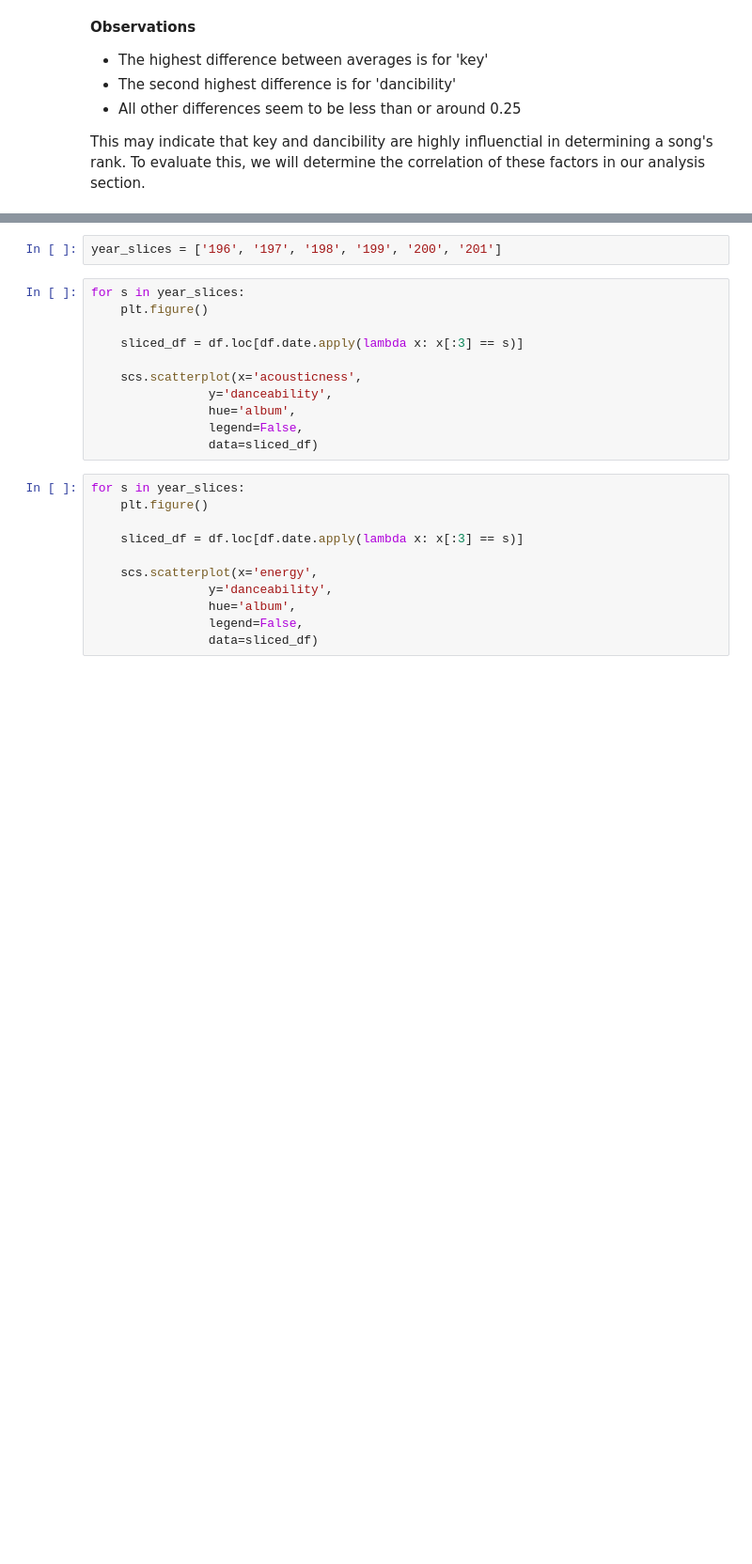
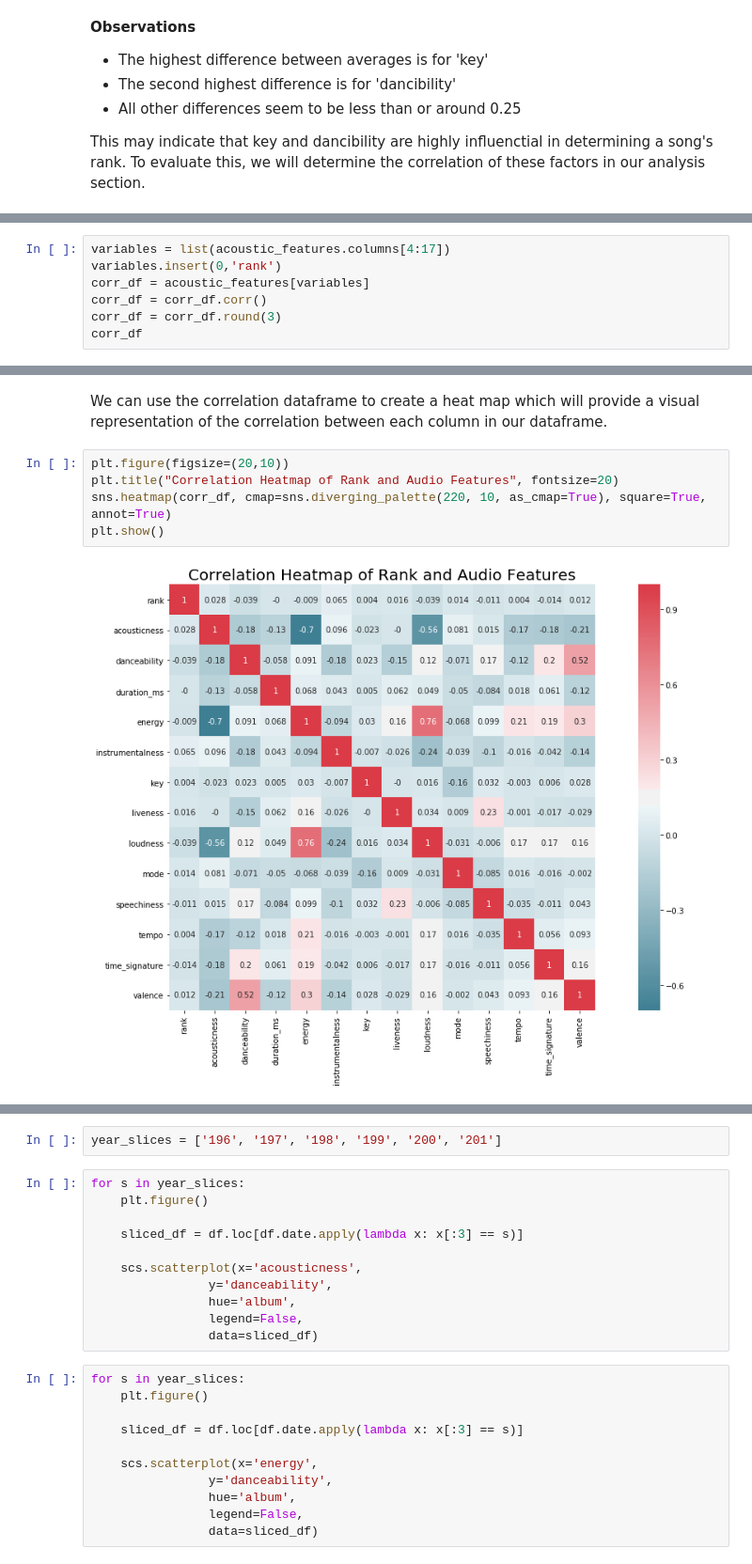
Before and after one commit to yashaslokesh/cmsc320-fall-19-final, a Jupyter notebook: exploring_data.ipynb, the cells around one changed output, grey strips where cells are left out. Shown: that part at 94% size. Cells and saved outputs as stored; diff of their text form; blank space fills up the shorter version.

```diff
--- a/exploring_data.ipynb
+++ b/exploring_data.ipynb
@@ -284,0 +363,7 @@ This may indicate that key and dancibility are highly influenctial in determinin
+# %%
+variables = list(acoustic_features.columns[4:17])
+variables.insert(0,'rank')
+corr_df = acoustic_features[variables]
+corr_df = corr_df.corr()
+corr_df = corr_df.round(3)
+corr_df
@@ -284,0 +386,9 @@ This may indicate that key and dancibility are highly influenctial in determinin
+# %% [markdown]
+We can use the correlation dataframe to create a heat map which will provide a visual representation of the correlation between each column in our dataframe.
+# %%
+plt.figure(figsize=(20,10))
+plt.title("Correlation Heatmap of Rank and Audio Features", fontsize=20)
+sns.heatmap(corr_df, cmap=sns.diverging_palette(220, 10, as_cmap=True), square=True, annot=True)
+plt.show()
+# %% [output]
+[figure, added]
```
Also changed, not shown: parts of 41 cells of this notebook, 4 other files.
